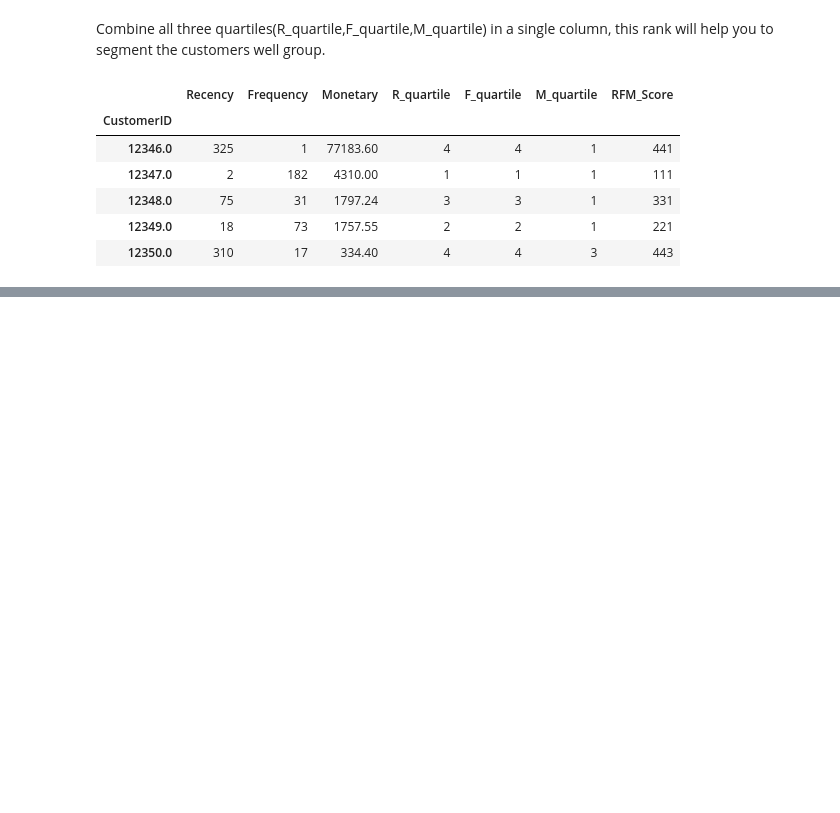
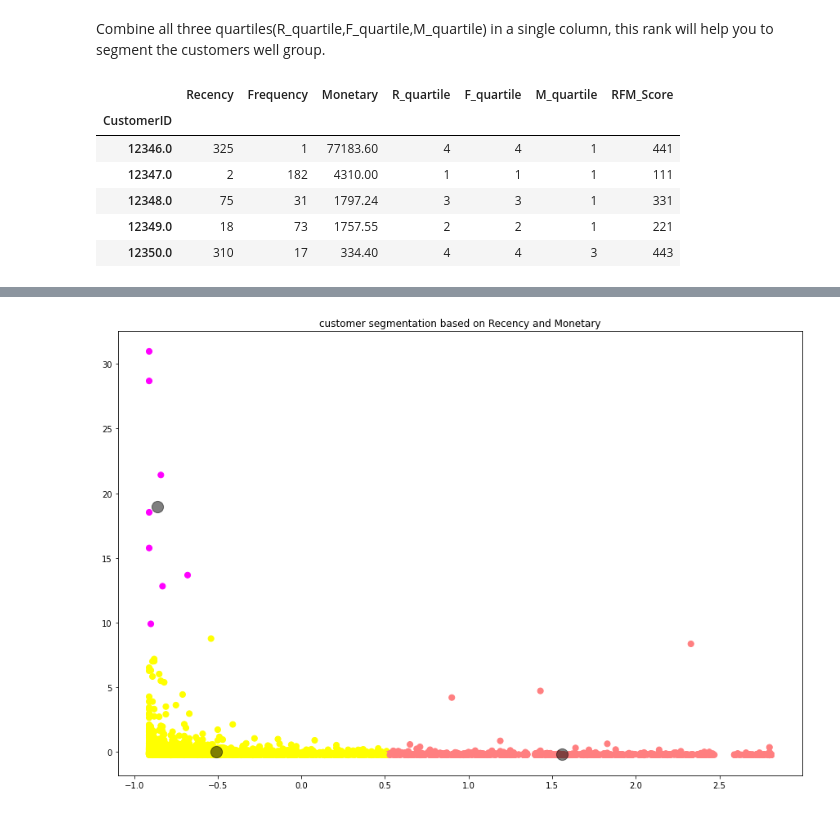
Before and after one commit to Tanushri920/Online-Retail-Customer-Segmentation, a Jupyter notebook: Online_Retail_Customer_Segmentation_Capstone_Project.ipynb, the cells around one changed output, grey strips where cells are left out. Saved outputs shown, nothing was run; the diff lists cells and outputs as text; code cells hidden in the pictures; blank space fills up the shorter version.

```diff
--- a/Online_Retail_Customer_Segmentation_Capstone_Project.ipynb
+++ b/Online_Retail_Customer_Segmentation_Capstone_Project.ipynb
@@ -706,0 +780,14 @@ rfm_model.head()
+# %%
+from sklearn.cluster import KMeans
+kmeans = KMeans(n_clusters=3)
+kmeans.fit(X)
+y_kmeans= kmeans.predict(X)
+# %%
+plt.figure(figsize=(15,10))
+plt.title('customer segmentation based on Recency and Monetary')
+plt.scatter(X[:, 0], X[:, 1], c=y_kmeans, s=50, cmap='spring_r')
+
+centers = kmeans.cluster_centers_
+plt.scatter(centers[:, 0], centers[:, 1], c='black', s=200, alpha=0.5);
+# %% [output]
+[figure, added]
```
Also changed, not shown: parts of 27 cells of this notebook.
